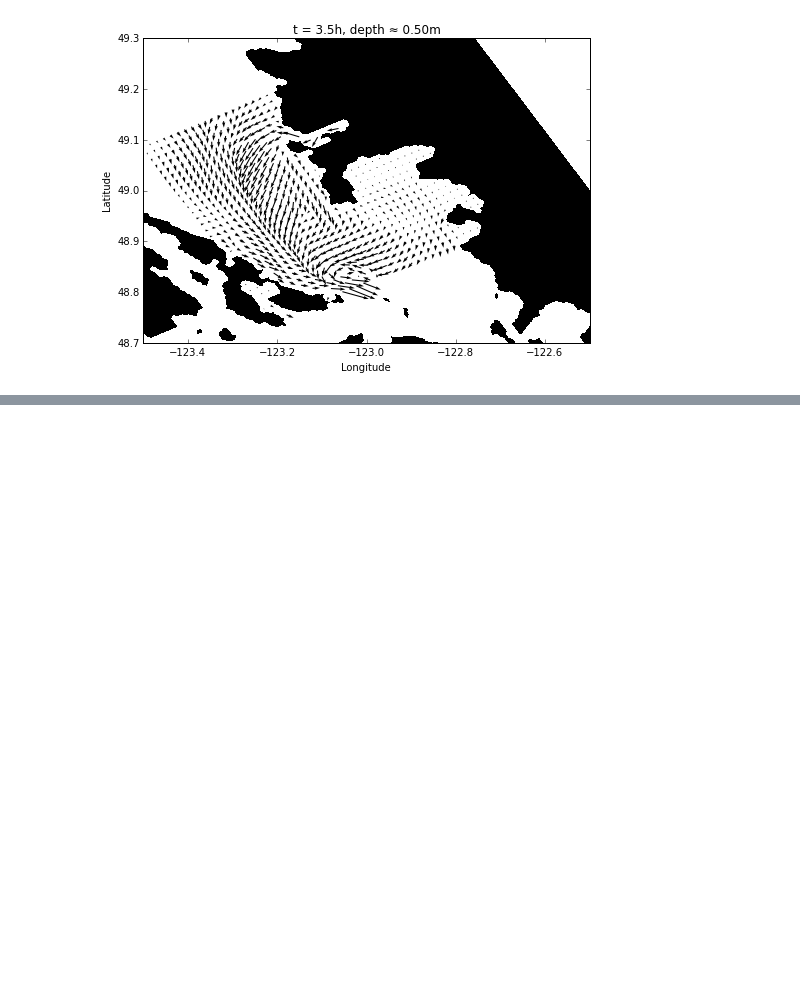
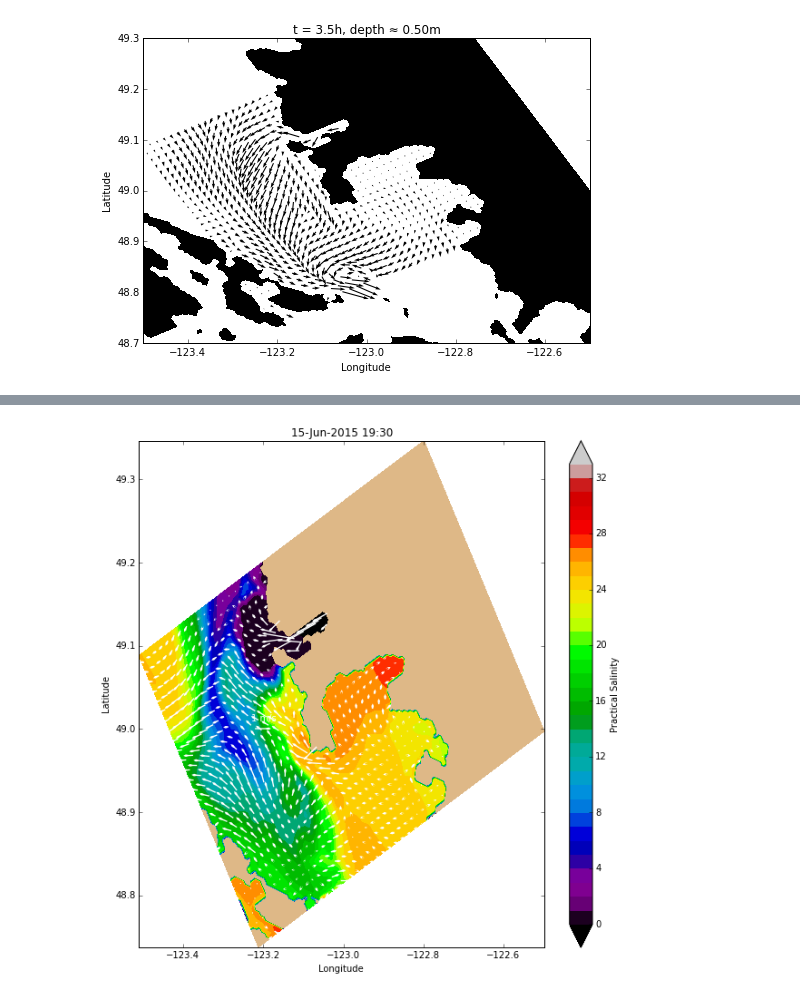
Before and after one commit to SalishSeaCast/analysis, a Jupyter notebook: jie/U&V plot near Fraser mouth.ipynb, the cells around one changed output, grey strips where cells are left out. Saved outputs shown, nothing was run; the diff lists cells and outputs as text; code cells hidden in the pictures; blank space fills up the shorter version.

```diff
--- a/jie/U&V plot near Fraser mouth.ipynb
+++ b/jie/U&V plot near Fraser mouth.ipynb
@@ -220,0 +300,19 @@ ax.set_title(u't = {t:.1f}h, depth \u2248 {d:.2f}{z.units}'.format(t=t+0.5,\
+# %%
+## make animation
+#Setting up first frame and static content
+fig, ax = plt.subplots(1, 1, figsize=(10, 10))
+mesh = quiver_salinity(0)
+cbar = plt.colorbar(mesh, ax=ax)
+cbar.set_label('Practical Salinity')
+
+# list all frames
+framess=np.arange(1,Us.shape[0])
+
+#The animation function
+anim = animation.FuncAnimation(fig, quiver_salinity,frames=framess,  blit=True, repeat=False)
+
+#A line that makes it all work
+mywriter = animation.FFMpegWriter( fps=3, bitrate=10000)
+anim.save('current_salinity-15jun15.mp4',writer=mywriter)
+# %% [output]
+[figure, added]
```
Also changed, not shown: parts of 13 cells of this notebook.
